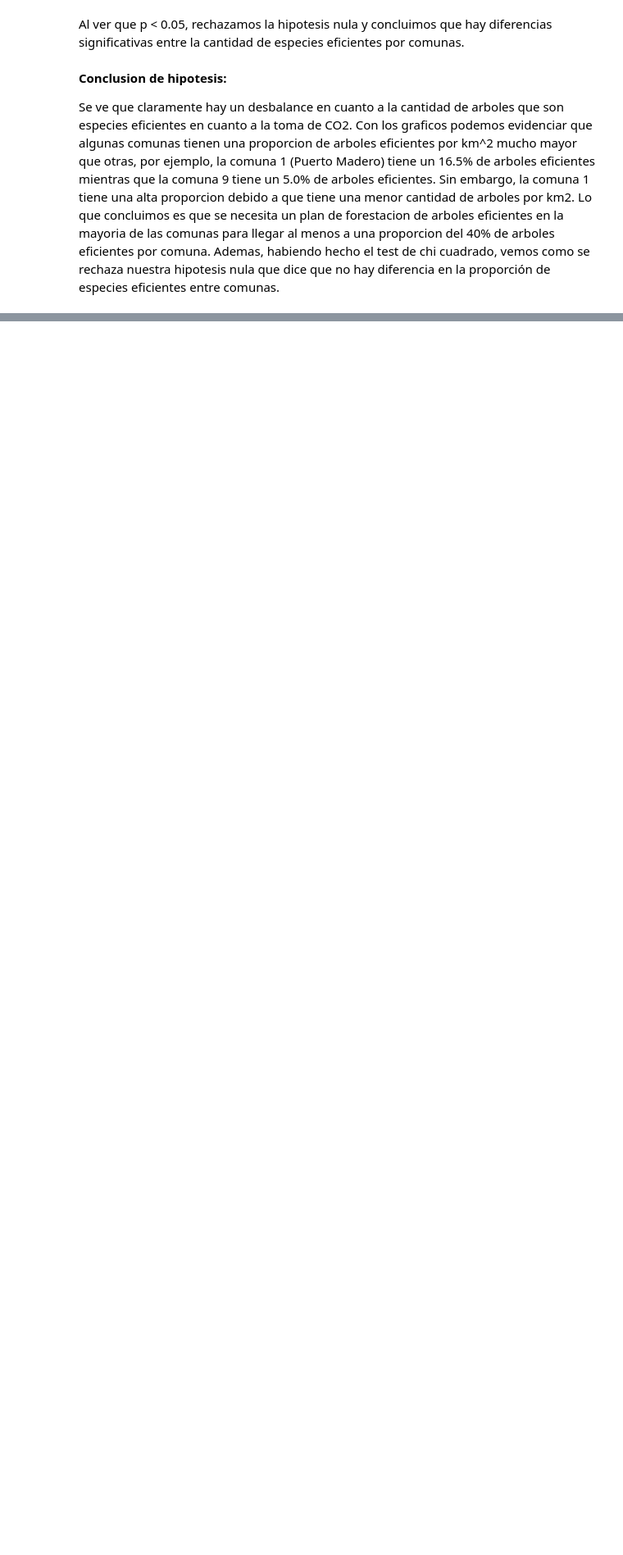
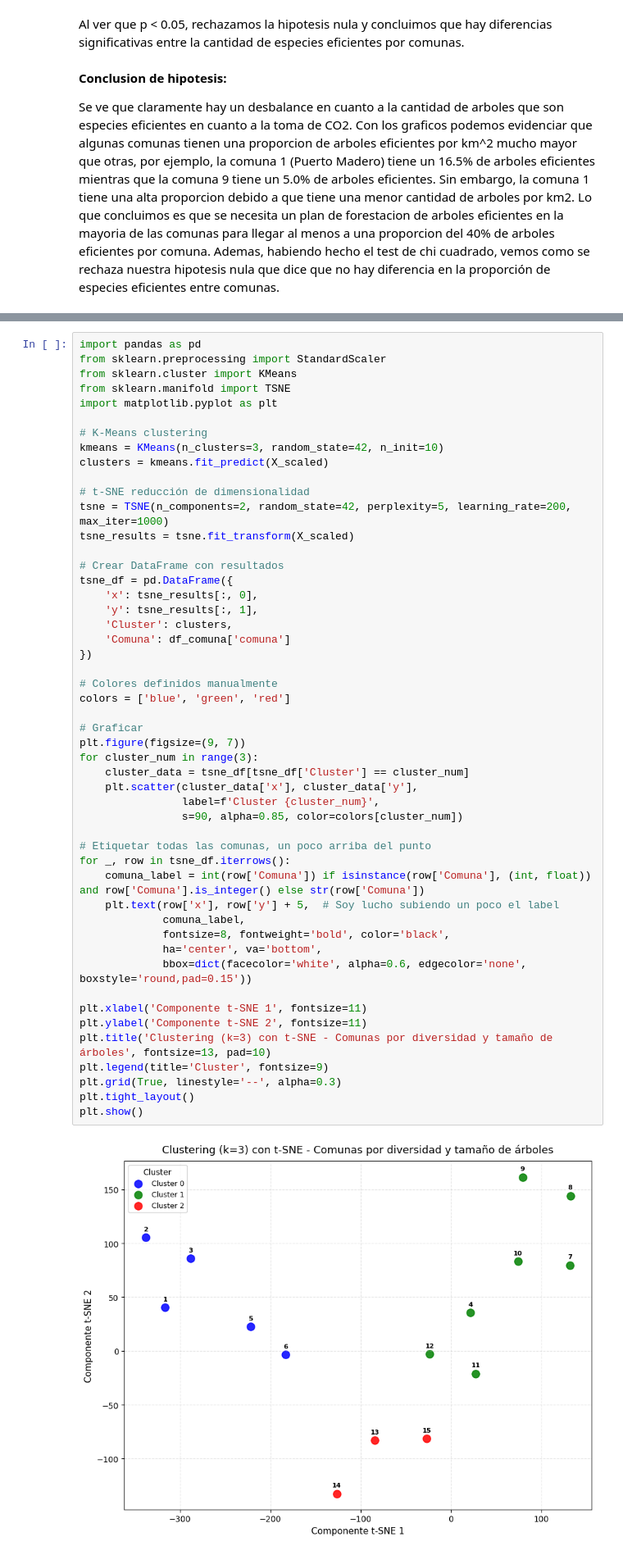
Before and after one commit to Rusoo37/TPEfundamentos, a Jupyter notebook: TPEL.ipynb, the cells around one changed output, grey strips where cells are left out. Shown at 82% size. Cells and saved outputs as stored; diff of their text form; blank space fills up the shorter version.

```diff
--- a/TPEL.ipynb
+++ b/TPEL.ipynb
@@ -1127,0 +1031,52 @@ Notes:
+# %%
+import pandas as pd
+from sklearn.preprocessing import StandardScaler
+from sklearn.cluster import KMeans
+from sklearn.manifold import TSNE
+import matplotlib.pyplot as plt
+
+# K-Means clustering
+kmeans = KMeans(n_clusters=3, random_state=42, n_init=10)
+clusters = kmeans.fit_predict(X_scaled)
+
+# t-SNE reducción de dimensionalidad
+tsne = TSNE(n_components=2, random_state=42, perplexity=5, learning_rate=200, max_iter=1000)
+tsne_results = tsne.fit_transform(X_scaled)
+
+# Crear DataFrame con resultados
+tsne_df = pd.DataFrame({
+    'x': tsne_results[:, 0],
+    'y': tsne_results[:, 1],
+    'Cluster': clusters,
+    'Comuna': df_comuna['comuna']
+})
+
+# Colores definidos manualmente
+colors = ['blue', 'green', 'red']
+
+# Graficar
+plt.figure(figsize=(9, 7))
+for cluster_num in range(3):
+    cluster_data = tsne_df[tsne_df['Cluster'] == cluster_num]
+    plt.scatter(cluster_data['x'], cluster_data['y'],
+                label=f'Cluster {cluster_num}',
+                s=90, alpha=0.85, color=colors[cluster_num])
+
+# Etiquetar todas las comunas, un poco arriba del punto
+for _, row in tsne_df.iterrows():
+    comuna_label = int(row['Comuna']) if isinstance(row['Comuna'], (int, float)) and row['Comuna'].is_integer() else str(row['Comuna'])
+    plt.text(row['x'], row['y'] + 5,  # Soy lucho subiendo un poco el label
+             comuna_label,
+             fontsize=8, fontweight='bold', color='black',
+             ha='center', va='bottom',
+             bbox=dict(facecolor='white', alpha=0.6, edgecolor='none', boxstyle='round,pad=0.15'))
+
+plt.xlabel('Componente t-SNE 1', fontsize=11)
+plt.ylabel('Componente t-SNE 2', fontsize=11)
+plt.title('Clustering (k=3) con t-SNE - Comunas por diversidad y tamaño de árboles', fontsize=13, pad=10)
+plt.legend(title='Cluster', fontsize=9)
+plt.grid(True, linestyle='--', alpha=0.3)
+plt.tight_layout()
+plt.show()
+# %% [output]
+[figure, added]
```
Also changed, not shown: parts of 27 cells of this notebook.
